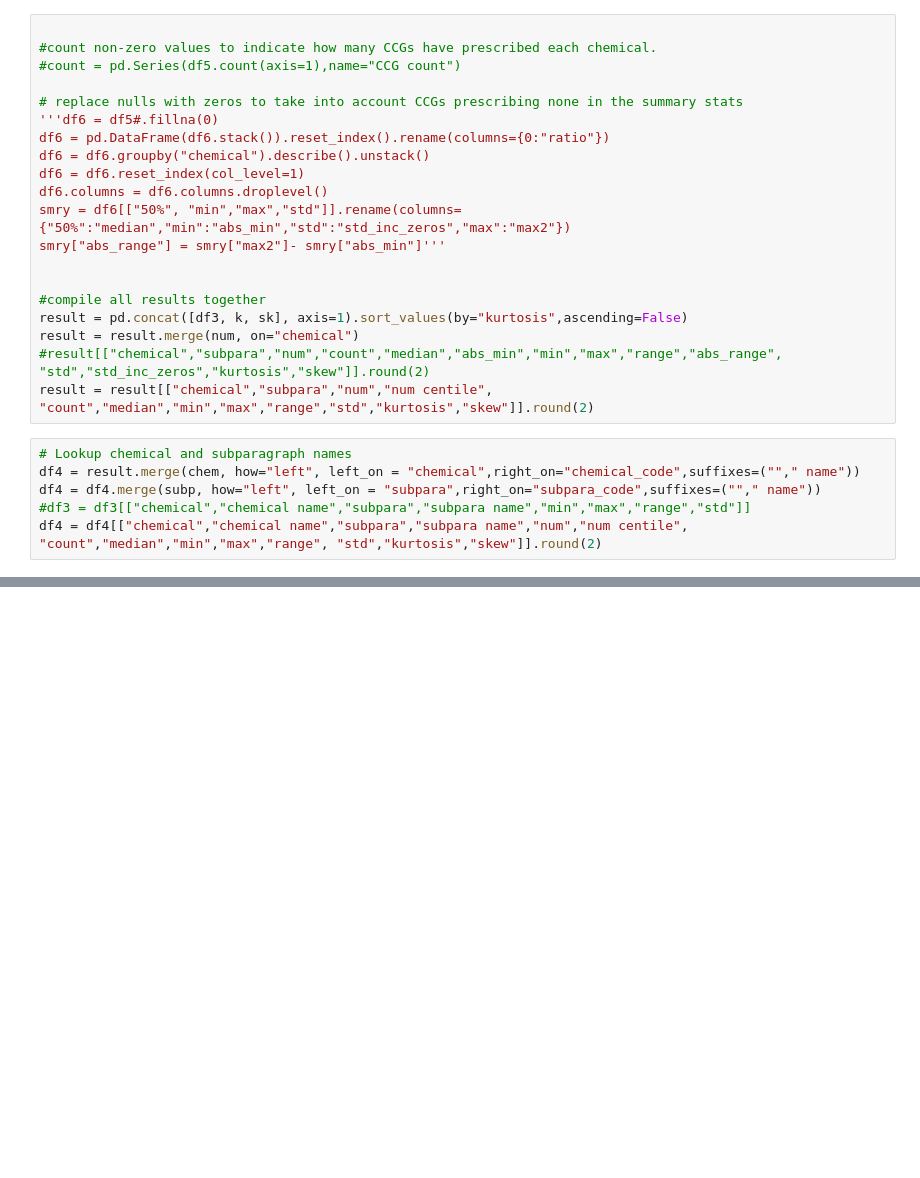
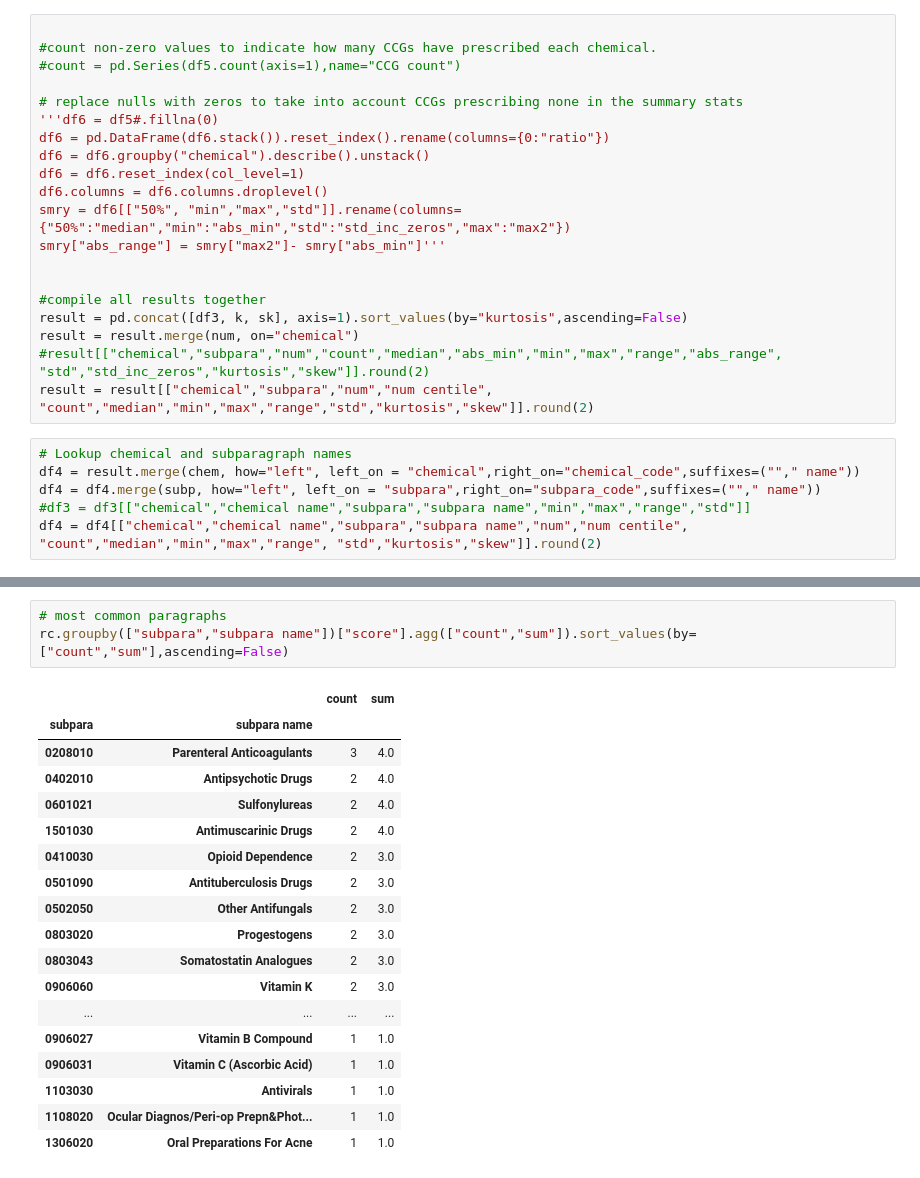
Before and after one commit to ebmdatalab/outlier-detection, a Jupyter notebook: kurtosis/Kurtosis.ipynb, the cells around one changed output, grey strips where cells are left out. Drawn from its saved outputs; the diff is of its cells as text; blank space fills up the shorter version.

```diff
--- a/kurtosis/Kurtosis.ipynb
+++ b/kurtosis/Kurtosis.ipynb
@@ -259,0 +241,22 @@ df4.loc[(df4["range"] >0.1 & df4["num centile"]>1)].sort_values(by=["skew"],asce
+# %%
+# most common paragraphs
+rc.groupby(["subpara","subpara name"])["score"].agg(["count","sum"]).sort_values(by=["count","sum"],ascending=False)
+# %% [output]
+|  |  | count | sum |
+| subpara | subpara name |  |  |
+| 0208010 | Parenteral Anticoagulants | 3 | 4.0 |
+| 0402010 | Antipsychotic Drugs | 2 | 4.0 |
+| 0601021 | Sulfonylureas | 2 | 4.0 |
+| 1501030 | Antimuscarinic Drugs | 2 | 4.0 |
+| 0410030 | Opioid Dependence | 2 | 3.0 |
+| 0501090 | Antituberculosis Drugs | 2 | 3.0 |
+| 0502050 | Other Antifungals | 2 | 3.0 |
+| 0803020 | Progestogens | 2 | 3.0 |
+| 0803043 | Somatostatin Analogues | 2 | 3.0 |
+| 0906060 | Vitamin K | 2 | 3.0 |
+| ... | ... | ... | ... |
+| 0906027 | Vitamin B Compound | 1 | 1.0 |
+| 0906031 | Vitamin C (Ascorbic Acid) | 1 | 1.0 |
+| 1103030 | Antivirals | 1 | 1.0 |
+| 1108020 | Ocular Diagnos/Peri-op Prepn&Phot... | 1 | 1.0 |
+| 1306020 | Oral Preparations For Acne | 1 | 1.0 |
```
Also changed, not shown: parts of 11 cells of this notebook.
